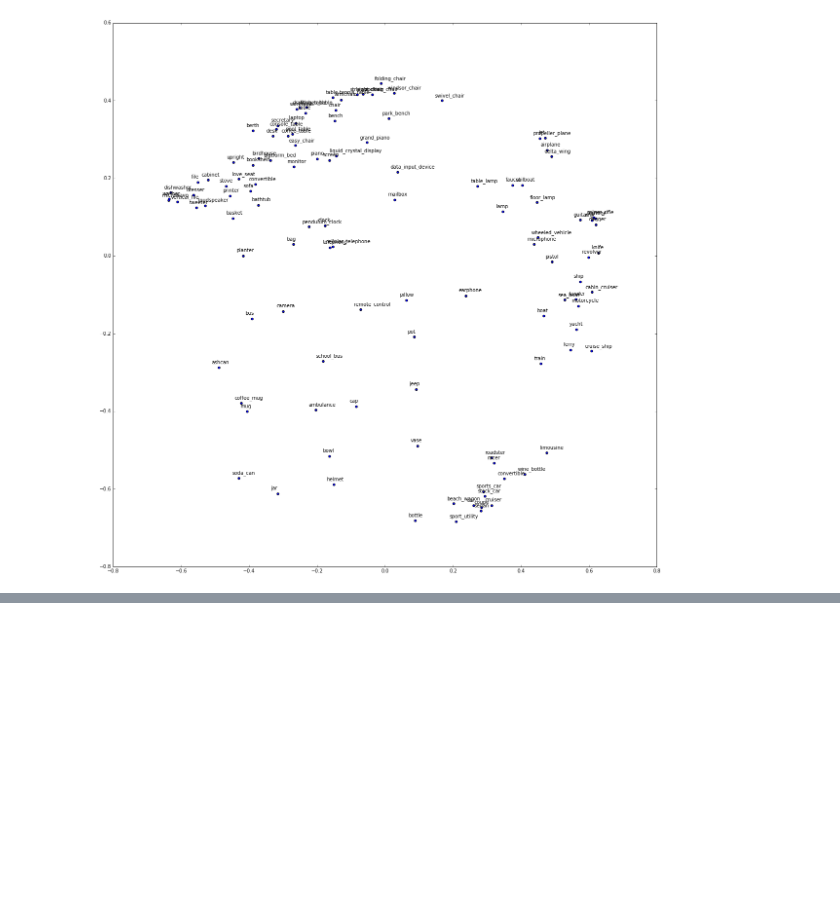
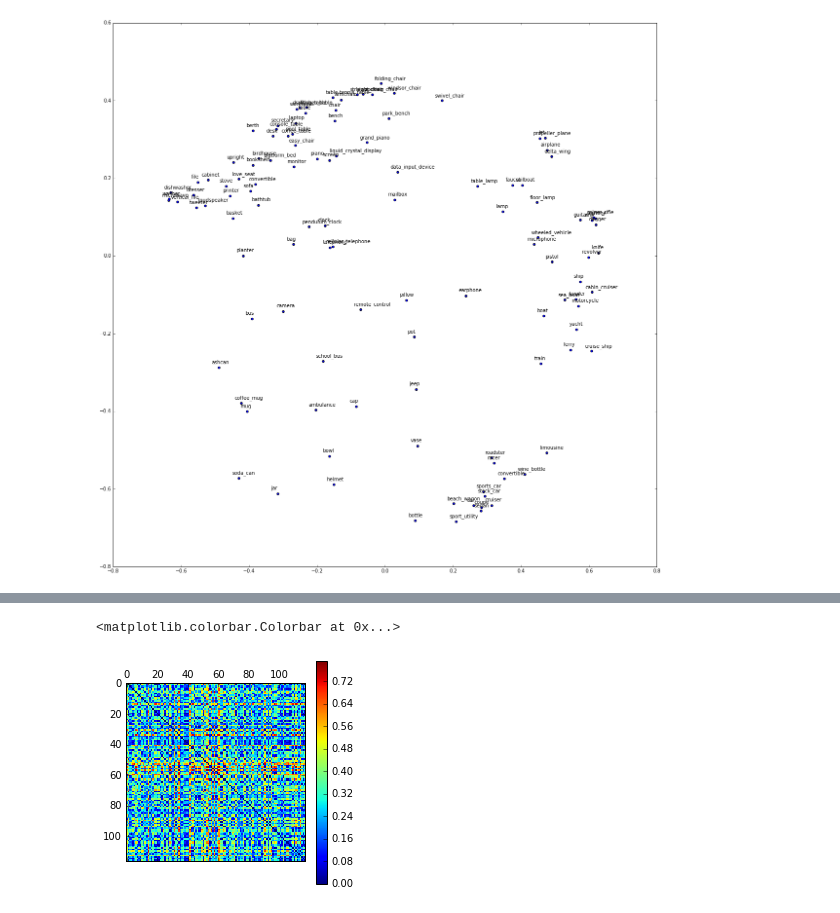
Before and after one commit to neuroailab/barrel, a Jupyter notebook: ipython_note_anlys/Response_analysis.ipynb, the cells around one changed output, grey strips where cells are left out. Saved outputs shown, nothing was run; the diff lists cells and outputs as text; code cells hidden in the pictures; blank space fills up the shorter version.

```diff
--- a/ipython_note_anlys/Response_analysis.ipynb
+++ b/ipython_note_anlys/Response_analysis.ipynb
@@ -386,0 +431,8 @@ for indx_cate in xrange(num_cate):
+# %%
+dis_mat_2 = cPickle.load(open('/mnt/data/chengxuz/barrel/val_RDMs/spatemp_RDMs/RDM_fc6_0.pkl', 'r'))
+# %%
+plt.matshow(dis_mat_2)
+plt.colorbar()
+# %% [output]
+<matplotlib.colorbar.Colorbar at 0x...>
+[figure, added]
```
Also changed, not shown: parts of 45 cells of this notebook, 1 other file.
